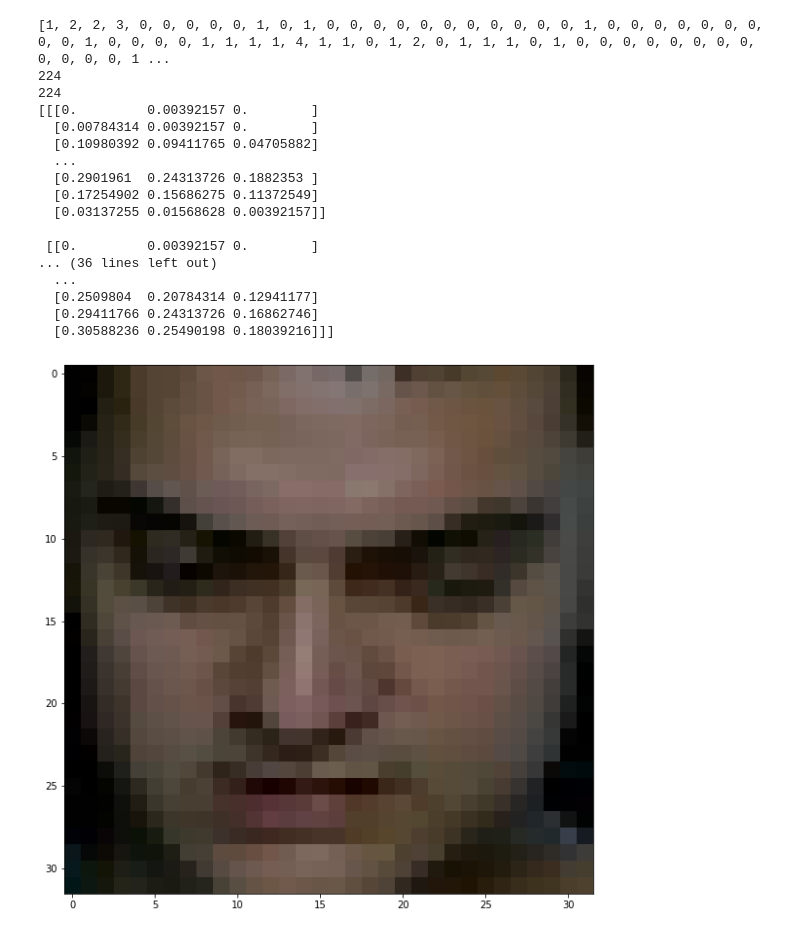
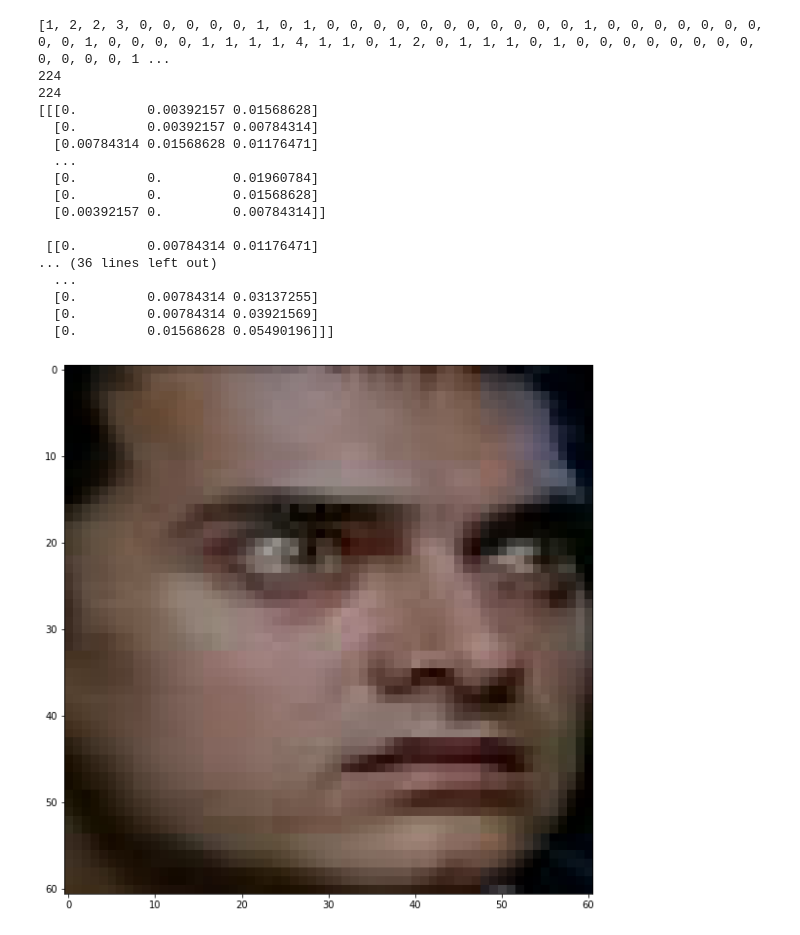
Before and after one commit to EmoChat/EmoChat, a Jupyter notebook: EmoChat.ipynb, the cells around one changed output. Saved outputs shown, nothing was run; the diff lists cells and outputs as text; code cells hidden in the pictures.

```diff
--- a/EmoChat.ipynb
+++ b/EmoChat.ipynb
@@ -22,8 +22,8 @@ logger = tf.get_logger()
 logger.setLevel(logging.ERROR)
 # %%
 batch_size = 32
-img_height = 32
-img_width = 32
+img_height = 61
+img_width = 61
 IMG_SHAPE = (img_height, img_width, 3)
 class_names = ["Disgusted", "Happy", "Neutral", "Angry", "Surprise"]
 # %%
@@ -66,29 +67,29 @@ model.compile(optimizer='adam',
 # %%
 print(train_labels)
 print(len(train_labels))
 print(len(train_image))
 plt.figure(figsize=(10, 10))
-img = train_image[1]
+img = train_image[3]
 plt.imshow(img)
 print(img)
 # %% [output]
 [1, 2, 2, 3, 0, 0, 0, 0, 0, 1, 0, 1, 0, 0, 0, 0, 0, 0, 0, 0, 0, 0, 0, 1, 0, 0, 0, 0, 0, 0, 0, 0, 0, 1, 0, 0, 0, 0, 1, 1, 1, 1, 4, 1, 1, 0, 1, 2, 0, 1, 1, 1, 0, 1, 0, 0, 0, 0, 0, 0, 0, 0, 0, 0, 0, 0, 1 ...
 224
 224
-[[[0.         0.00392157 0.        ]
-  [0.00784314 0.00392157 0.        ]
-  [0.10980392 0.09411765 0.04705882]
+[[[0.         0.00392157 0.01568628]
+  [0.         0.00392157 0.00784314]
+  [0.00784314 0.01568628 0.01176471]
   ...
-  [0.2901961  0.24313726 0.1882353 ]
-  [0.17254902 0.15686275 0.11372549]
-  [0.03137255 0.01568628 0.00392157]]
+  [0.         0.         0.01960784]
+  [0.         0.         0.01568628]
+  [0.00392157 0.         0.00784314]]
 
- [[0.         0.00392157 0.        ]
+ [[0.         0.00784314 0.01176471]
 ... (36 lines left out)
   ...
-  [0.2509804  0.20784314 0.12941177]
-  [0.29411766 0.24313726 0.16862746]
-  [0.30588236 0.25490198 0.18039216]]]
+  [0.         0.00784314 0.03137255]
+  [0.         0.00784314 0.03921569]
+  [0.         0.01568628 0.05490196]]]
-[figure, old version]
+[figure, new version]
 # %%
 print(train_image)
```
Also changed, not shown: parts of 6 cells of this notebook.
